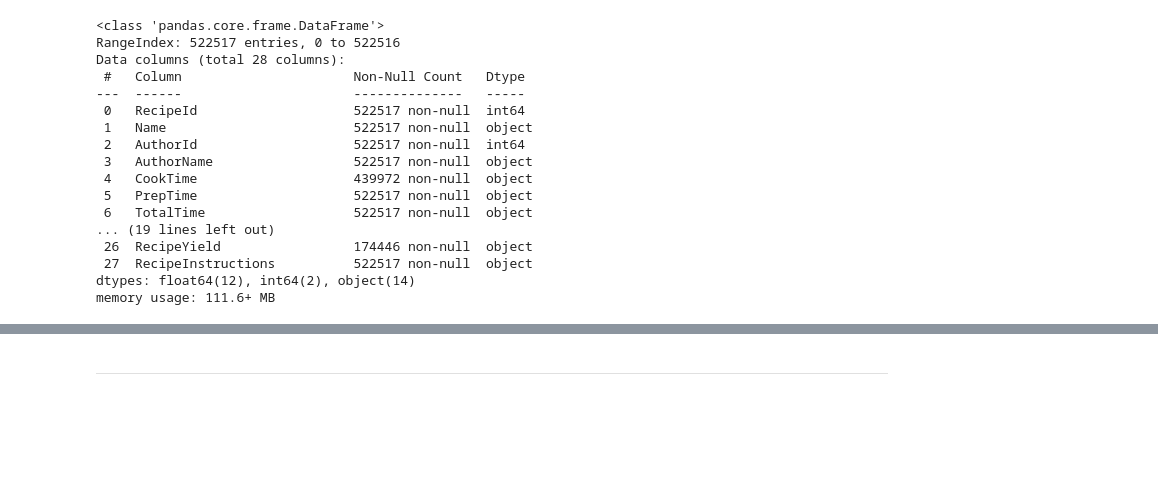
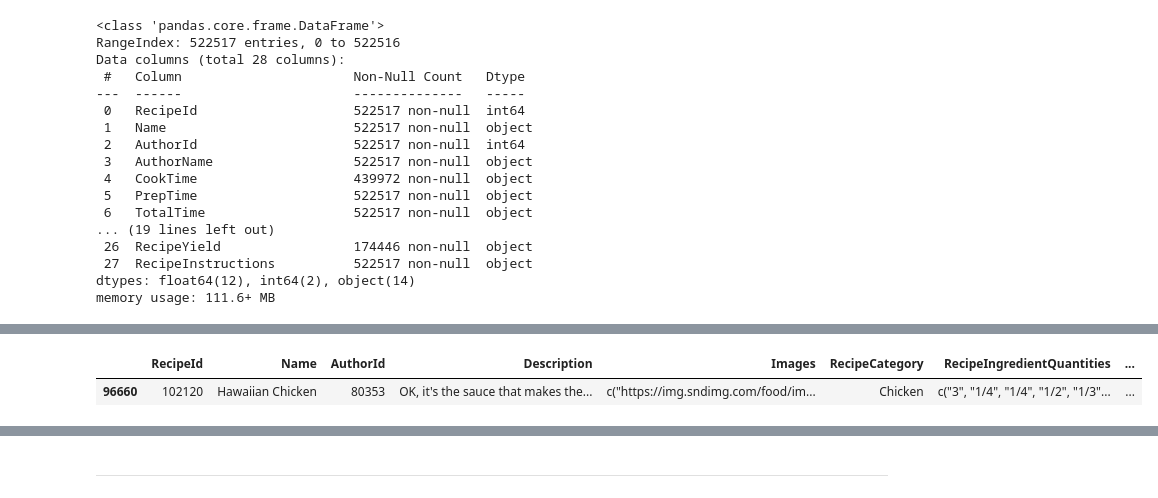
Before and after one commit to AffanSurya/SenakApp_ML, a Jupyter notebook: Model/Cleansing_dataset.ipynb, the cells around one changed output, grey strips where cells are left out. Cells and saved outputs as stored; diff of their text form; code cells hidden in the pictures; blank space fills up the shorter version.

```diff
--- a/Model/Cleansing_dataset.ipynb
+++ b/Model/Cleansing_dataset.ipynb
@@ -71,2 +106,9 @@ df_recipes['Description'] = df_recipes['Description'].replace('from Food.com', '
+# %%
+#check
+check_rows = df_recipes.loc[df_recipes['Name'] == 'Hawaiian Chicken']
+check_rows.head()
+# %% [output]
+|  | RecipeId | Name | AuthorId | Description | Images | RecipeCategory | RecipeIngredientQuantities | ... |
+| 96660 | 102120 | Hawaiian Chicken | 80353 | OK, it's the sauce that makes the... | c("https://img.sndimg.com/food/im... | Chicken | c("3", "1/4", "1/4", "1/2", "1/3"... | ... |
 # %%
 df_recipes.head(5)
```
Also changed, not shown: parts of 15 cells of this notebook.
